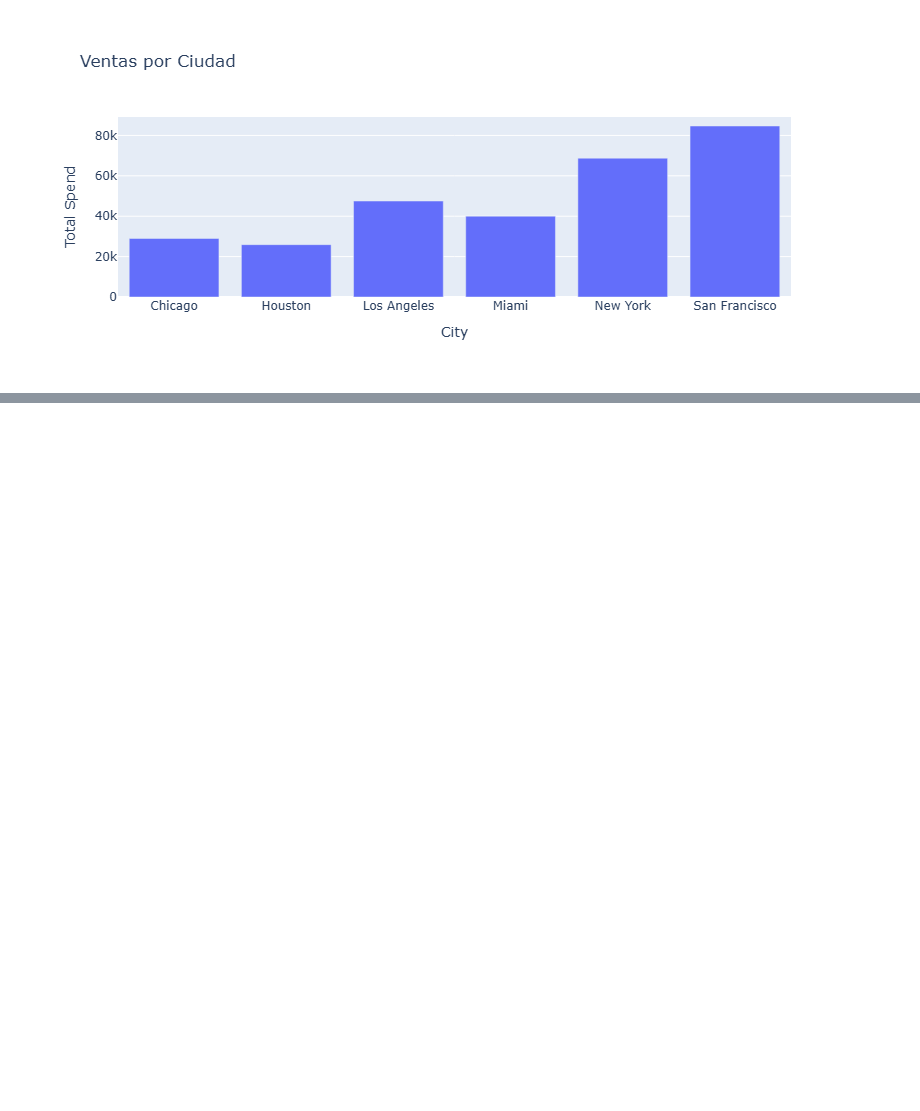
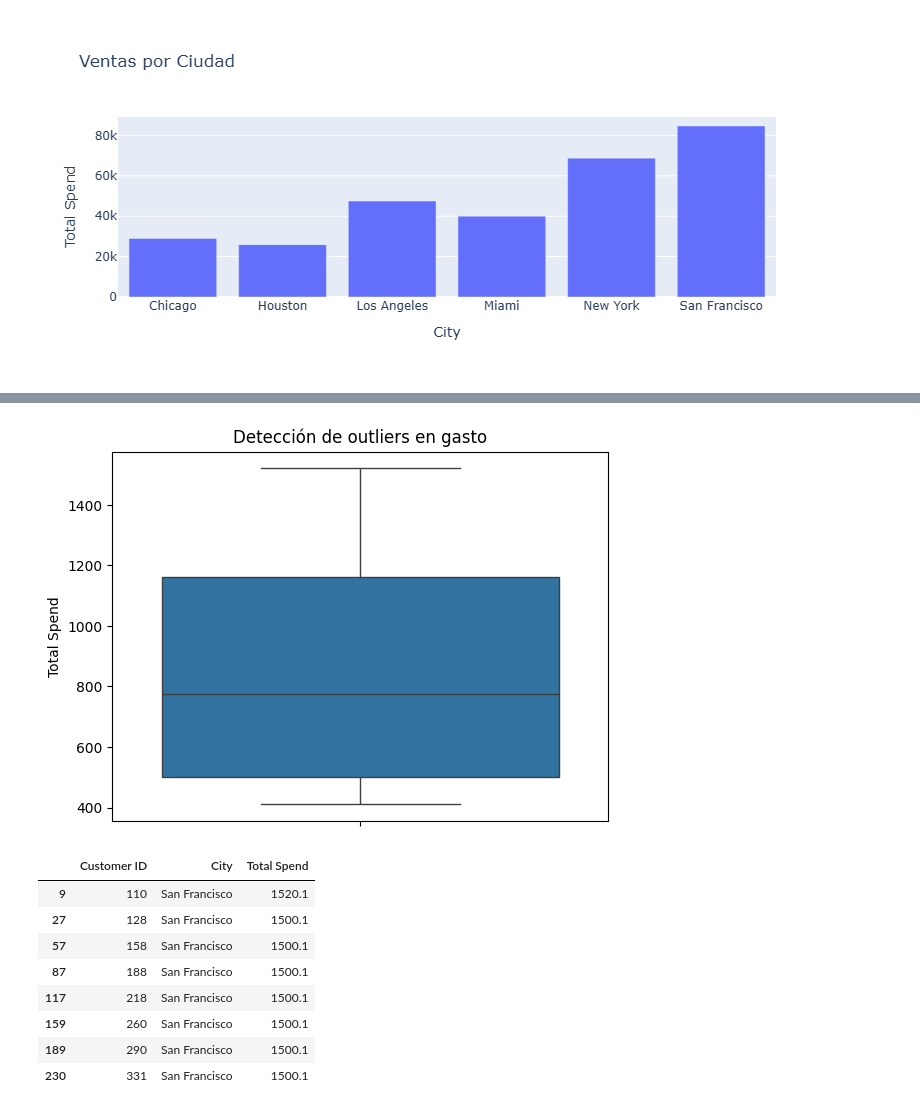
Before and after one commit to Fabianoc10/customer_behavior_analysis, a Jupyter notebook: notebooks/EDA_Customer_Behavior.ipynb, the cells around one changed output, grey strips where cells are left out. Cells and saved outputs as stored; diff of their text form; code cells hidden in the pictures; blank space fills up the shorter version.

```diff
--- a/notebooks/EDA_Customer_Behavior.ipynb
+++ b/notebooks/EDA_Customer_Behavior.ipynb
@@ -136,0 +147,19 @@ rfm['Segment'] = kmeans.fit_predict(rfm_scaled)
+# %%
+sns.boxplot(y=df['Total Spend'])
+plt.title("Detección de outliers en gasto")
+plt.show()
+
+# Clientes con gasto anómalo
+outliers = df[df['Total Spend'] > df['Total Spend'].quantile(0.95)]
+outliers[['Customer ID','City','Total Spend']]
+# %% [output]
+[figure, added]
+|  | Customer ID | City | Total Spend |
+| 9 | 110 | San Francisco | 1520.1 |
+| 27 | 128 | San Francisco | 1500.1 |
+| 57 | 158 | San Francisco | 1500.1 |
+| 87 | 188 | San Francisco | 1500.1 |
+| 117 | 218 | San Francisco | 1500.1 |
+| 159 | 260 | San Francisco | 1500.1 |
+| 189 | 290 | San Francisco | 1500.1 |
+| 230 | 331 | San Francisco | 1500.1 |
```
Also changed, not shown: parts of 6 cells of this notebook, 1 other file.
